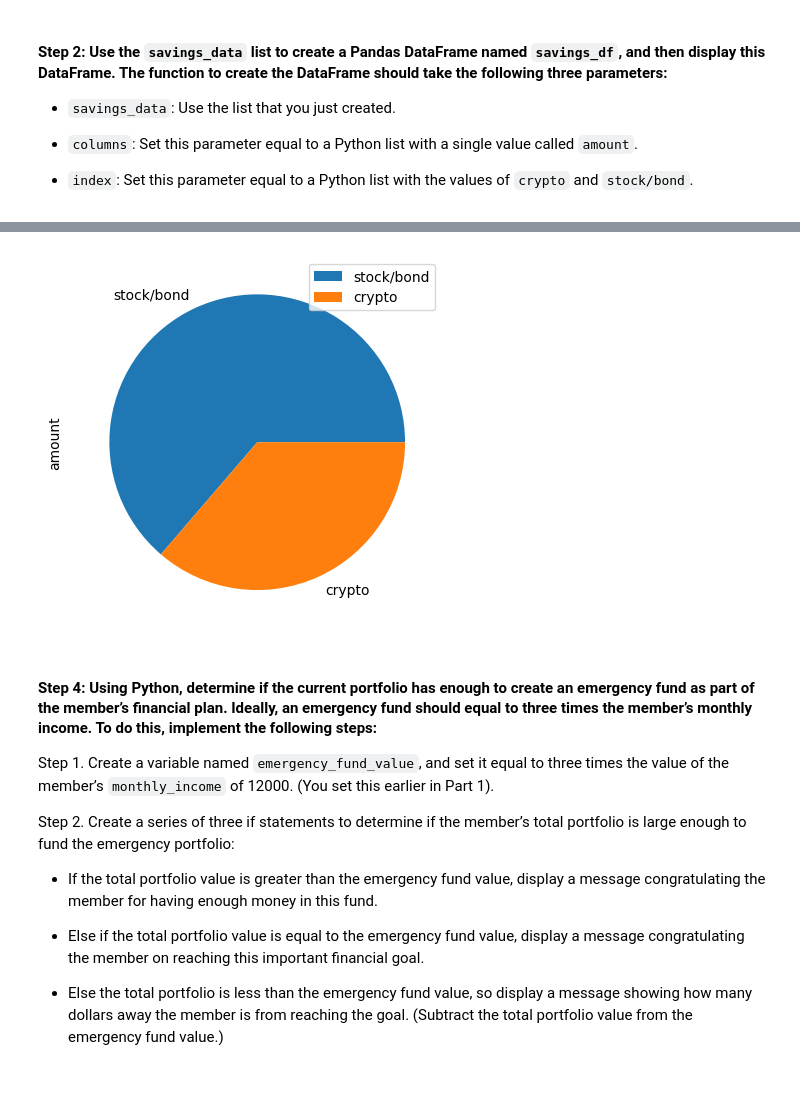
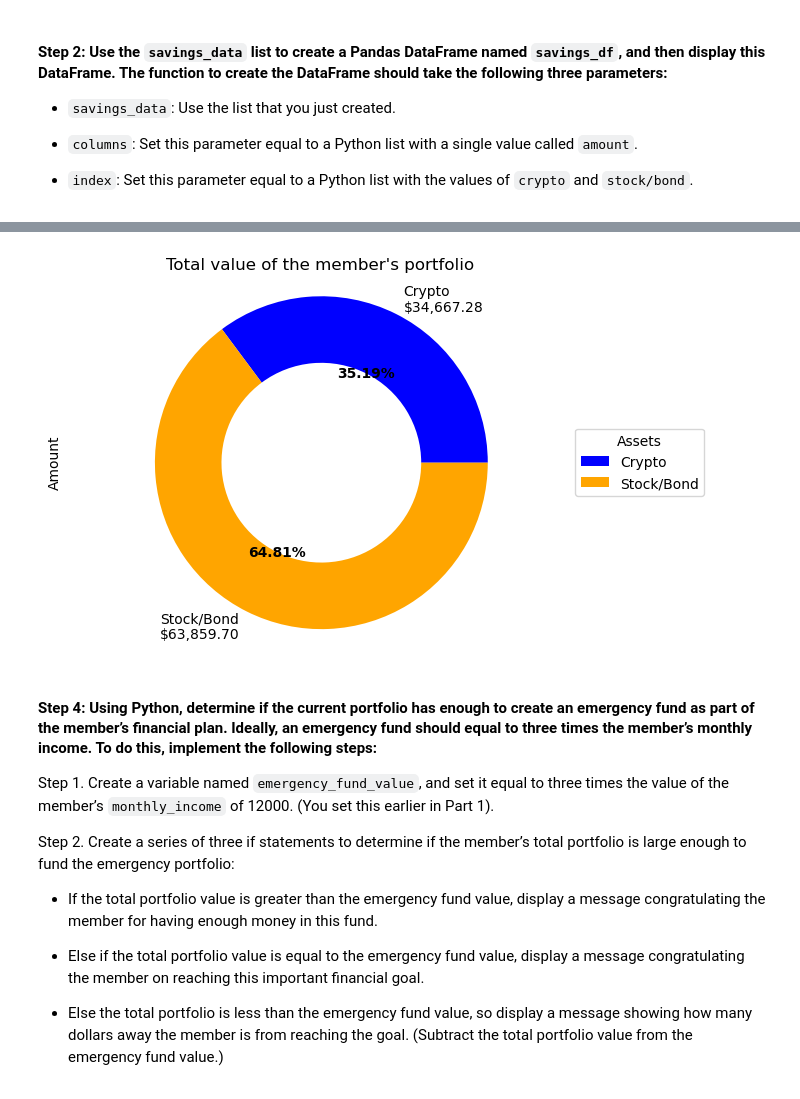
Before and after one commit to Xipilscode/Financial_Planning_Projections, a Jupyter notebook: financial_planning_tools.ipynb, the cells around one changed output, grey strips where cells are left out. Saved outputs shown, nothing was run; the diff lists cells and outputs as text; code cells hidden in the pictures.

```diff
--- a/financial_planning_tools.ipynb
+++ b/financial_planning_tools.ipynb
@@ -355,8 +366,43 @@ savins_df
-# %%
-# Plot the total value of the member's portfolio (crypto and stock/bond) in a pie chart
-savins_df.plot.pie(y='amount');
-# %% [output]
-[figure, removed]
+# %%
+# Create a list of asset names
+assets = ['Crypto', 'Stock/Bond']
+
+# Plot the total value of the member's portfolio (crypto and stock/bond) in a pie chart
+fig, ax = plt.subplots()
+
+# Create the pie chart
+wedges, texts, autotexts = ax.pie(
+    savins_df['amount'],
+    wedgeprops=dict(width=0.4), # specify the width of the donut hole
+    shadow=False,
+    explode=(0, 0,),
+    colors=['blue','orange'],
+    autopct='%1.2f%%', # add percentage labels
+)
+
+# Add labels and values to the chart
+ax.legend(wedges, assets,
+          title="Assets",
+          loc="center left",
+          bbox_to_anchor=(1, 0, 0.5, 1))
+
+# Adjust the font size and weight of the percentage labels
+plt.setp(
+    autotexts,
+    size=10,
+    weight="bold"
+)
+
+# Add the asset name and value to each label
+for i, text in enumerate(texts):
+    text.set_text(f"{assets[i]}\n${savins_df['amount'][i]:,.2f}")
+
+plt.title("Total value of the member's portfolio")
+ax.set_ylabel('Amount')
+plt.axis('equal') # make the chart circular
+plt.show()
+# %% [output]
+[figure, added]
 # %% [markdown]
 #### Step 4: Using Python, determine if the current portfolio has enough to create an emergency fund as part of the member’s financial plan. Ideally, an emergency fund should equal to three times the member’s monthly income. To do this, implement the following steps:
 
```
Also changed, not shown: parts of 48 cells of this notebook.
